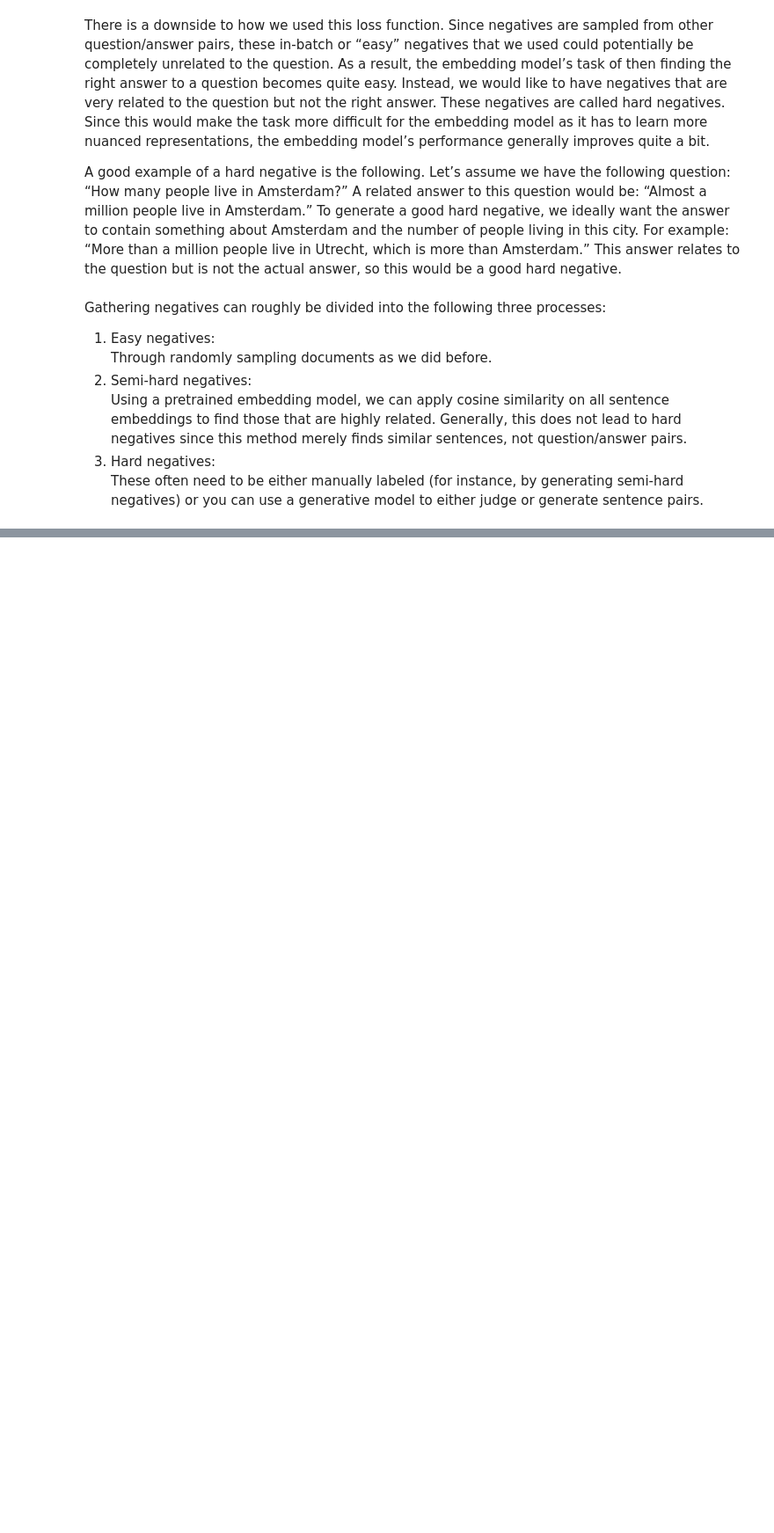
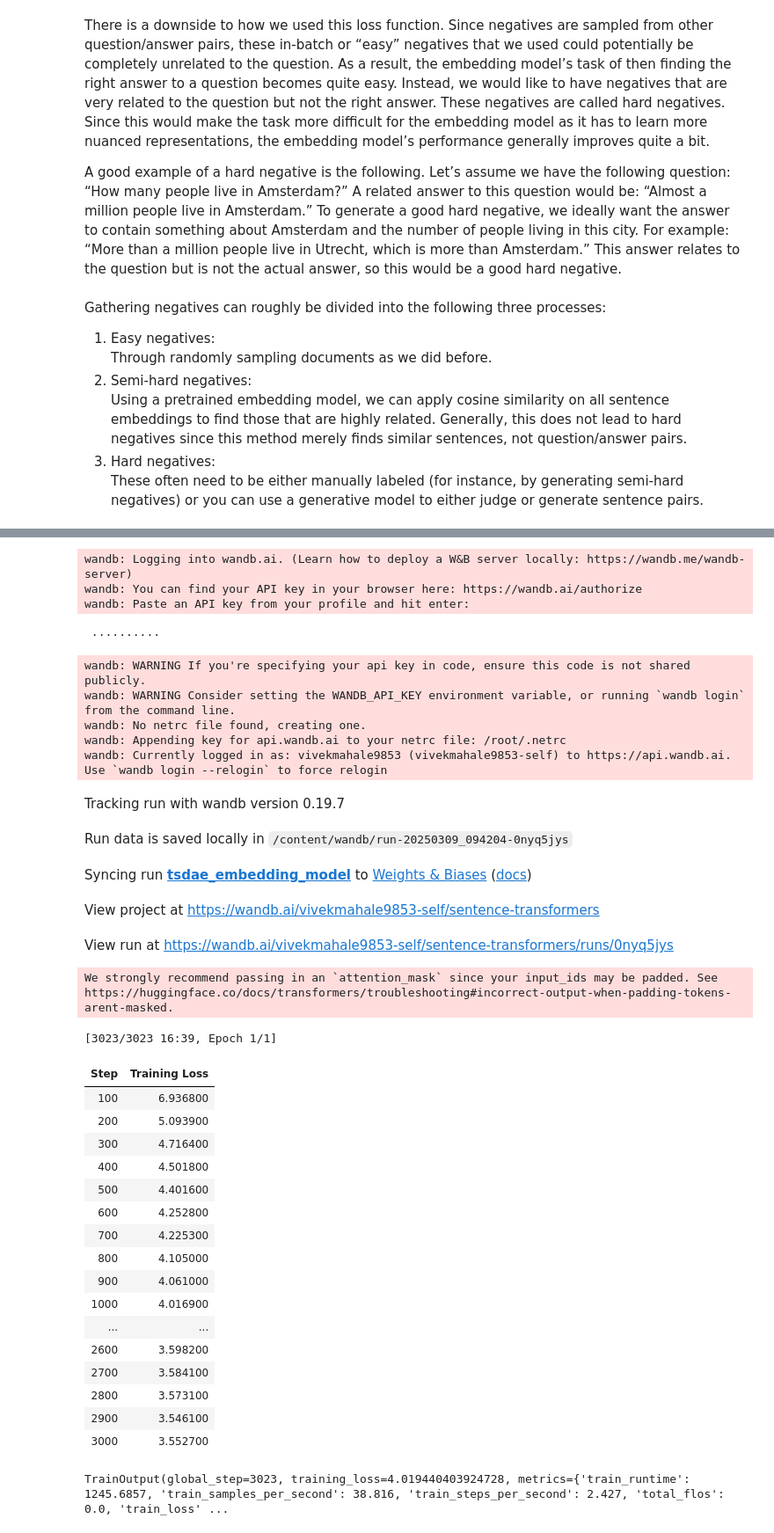
Before and after one commit to MahaleVivek/HandsOn-LLMs, a Jupyter notebook: modules/Ch10_creating_text_embedding_models.ipynb, the cells around one changed output, grey strips where cells are left out. Shown at 88% size. Cells and saved outputs as stored; diff of their text form; code cells hidden in the pictures; blank space fills up the shorter version.

```diff
--- a/modules/Ch10_creating_text_embedding_models.ipynb
+++ b/modules/Ch10_creating_text_embedding_models.ipynb
@@ -388,0 +767,7 @@ Gathering negatives can roughly be divided into the following three processes:
+# %%
+from sentence_transformers import models, SentenceTransformer
+
+# Create your embedding model
+word_embedding_model = models.Transformer("bert-base-uncased")
+pooling_model = models.Pooling(word_embedding_model.get_word_embedding_dimension(), "cls")
+embedding_model = SentenceTransformer(modules=[word_embedding_model, pooling_model])
@@ -388,0 +779,8 @@ Gathering negatives can roughly be divided into the following three processes:
+# %%
+from sentence_transformers import losses
+
+# Use the denoising auto-encoder loss
+train_loss = losses.DenoisingAutoEncoderLoss(
+    embedding_model, tie_encoder_decoder=True
+)
+train_loss.decoder = train_loss.decoder.to("cuda")
@@ -388,0 +791,29 @@ Gathering negatives can roughly be divided into the following three processes:
+# %%
+# Finally, training our model works the same as we have seen several times
+# before but we lower the batch size as memory increases with this loss function:
+
+from sentence_transformers.trainer import SentenceTransformerTrainer
+from sentence_transformers.training_args import SentenceTransformerTrainingArguments
+
+# Define the training arguments
+args = SentenceTransformerTrainingArguments(
+    output_dir="tsdae_embedding_model",
+    num_train_epochs=1,
+    per_device_train_batch_size=16,
+    per_device_eval_batch_size=16,
+    warmup_steps=100,
+    fp16=True,
+    eval_steps=100,
+    logging_steps=100,
+)
+# %%
+# Train model
+trainer = SentenceTransformerTrainer(
+    model=embedding_model,
+    args=args,
+    train_dataset=train_dataset,
+    loss=train_loss,
+    evaluator=evaluator
+)
+trainer.train()
+# %% [output]
@@ -388,0 +823,34 @@ Gathering negatives can roughly be divided into the following three processes:
+wandb: Logging into wandb.ai. (Learn how to deploy a W&B server locally: https://wandb.me/wandb-server)
+wandb: You can find your API key in your browser here: https://wandb.ai/authorize
+wandb: Paste an API key from your profile and hit enter:
+ ··········
+wandb: WARNING If you're specifying your api key in code, ensure this code is not shared publicly.
+wandb: WARNING Consider setting the WANDB_API_KEY environment variable, or running `wandb login` from the command line.
+wandb: No netrc file found, creating one.
+wandb: Appending key for api.wandb.ai to your netrc file: /root/.netrc
+wandb: Currently logged in as: vivekmahale9853 (vivekmahale9853-self) to https://api.wandb.ai. Use `wandb login --relogin` to force relogin
+Tracking run with wandb version 0.19.7
+Run data is saved locally in /content/wandb/run-20250309_094204-0nyq5jys
+Syncing run tsdae_embedding_model to Weights & Biases (docs)
+View project at https://wandb.ai/vivekmahale9853-self/sentence-transformers
+View run at https://wandb.ai/vivekmahale9853-self/sentence-transformers/runs/0nyq5jys
+We strongly recommend passing in an `attention_mask` since your input_ids may be padded. See https://huggingface.co/docs/transformers/troubleshooting#incorrect-output-when-padding-tokens-arent-masked.
+[3023/3023 16:39, Epoch 1/1]
+| Step | Training Loss |
+| 100 | 6.936800 |
+| 200 | 5.093900 |
+| 300 | 4.716400 |
+| 400 | 4.501800 |
+| 500 | 4.401600 |
+| 600 | 4.252800 |
+| 700 | 4.225300 |
+| 800 | 4.105000 |
+| 900 | 4.061000 |
+| 1000 | 4.016900 |
+| ... | ... |
+| 2600 | 3.598200 |
+| 2700 | 3.584100 |
+| 2800 | 3.573100 |
+| 2900 | 3.546100 |
+| 3000 | 3.552700 |
+TrainOutput(global_step=3023, training_loss=4.019440403924728, metrics={'train_runtime': 1245.6857, 'train_samples_per_second': 38.816, 'train_steps_per_second': 2.427, 'total_flos': 0.0, 'train_loss' ...
```
Also changed, not shown: parts of 45 cells of this notebook.
